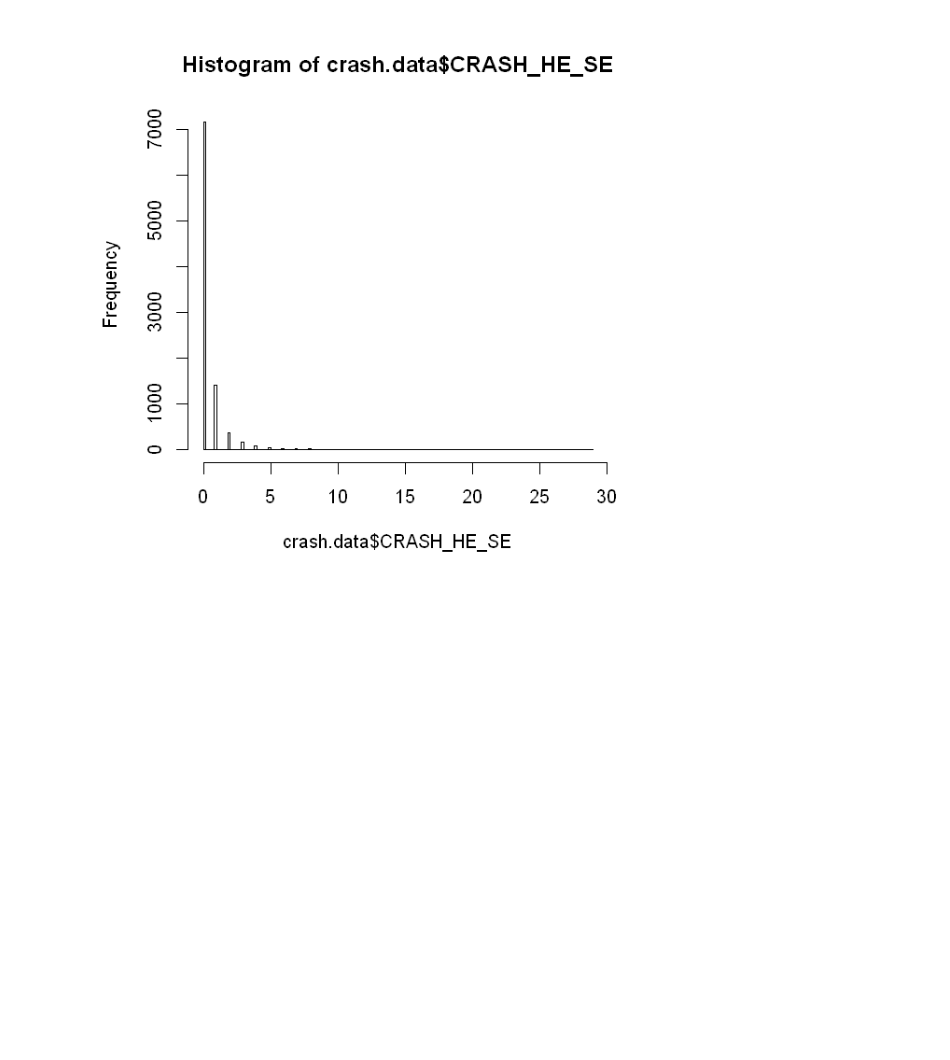
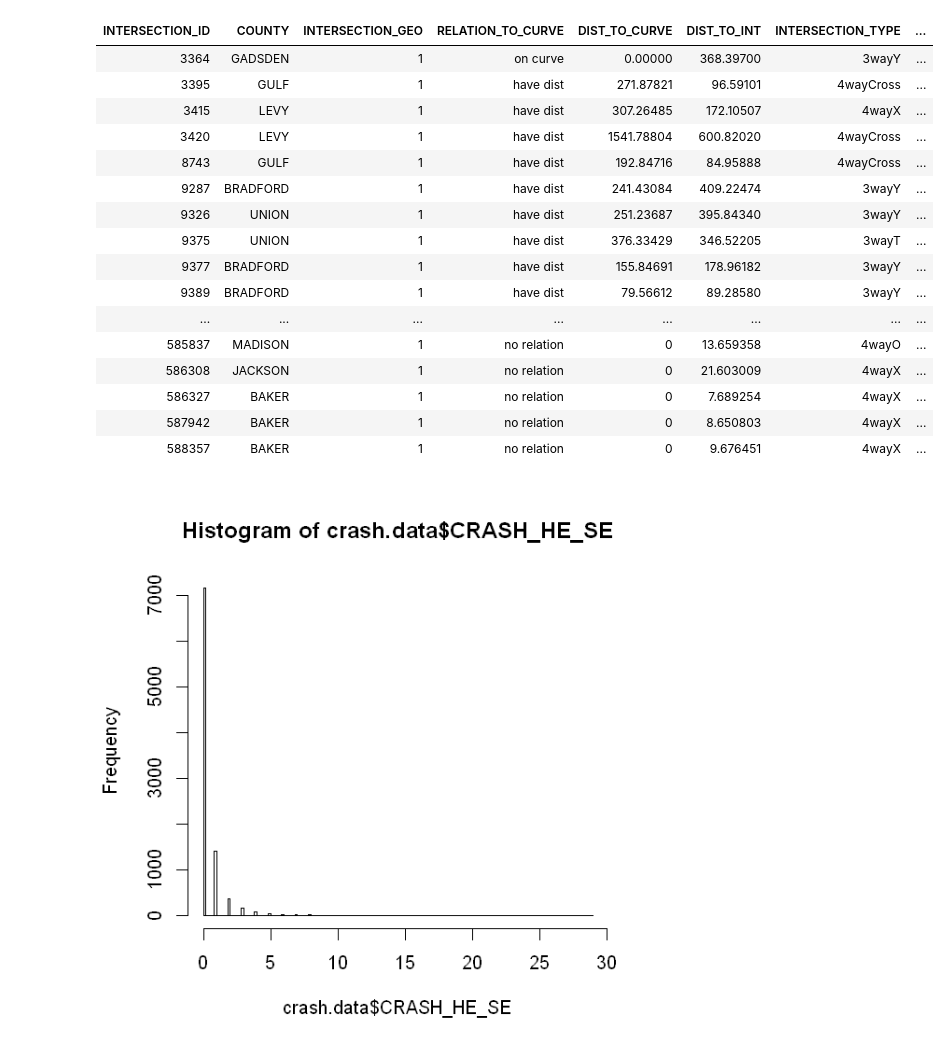
Before and after one commit to ChangjieChen/IntersectionCrashAnalysis, a Jupyter notebook: intersection_crash_analysis.ipynb, the cells around one changed output. Saved outputs shown, nothing was run; the diff lists cells and outputs as text; code cells hidden in the pictures; blank space fills up the shorter version.

```diff
--- a/intersection_crash_analysis.ipynb
+++ b/intersection_crash_analysis.ipynb
@@ -1,5 +1,24 @@
 # %%
 crash.data <- read.table("Intersections.csv", sep=",", header=T)
+crash.data
+# %% [output]
+| INTERSECTION_ID | COUNTY | INTERSECTION_GEO | RELATION_TO_CURVE | DIST_TO_CURVE | DIST_TO_INT | INTERSECTION_TYPE | ... |
+| 3364 | GADSDEN | 1 | on curve | 0.00000 | 368.39700 | 3wayY | ... |
+| 3395 | GULF | 1 | have dist | 271.87821 | 96.59101 | 4wayCross | ... |
+| 3415 | LEVY | 1 | have dist | 307.26485 | 172.10507 | 4wayX | ... |
+| 3420 | LEVY | 1 | have dist | 1541.78804 | 600.82020 | 4wayCross | ... |
+| 8743 | GULF | 1 | have dist | 192.84716 | 84.95888 | 4wayCross | ... |
+| 9287 | BRADFORD | 1 | have dist | 241.43084 | 409.22474 | 3wayY | ... |
+| 9326 | UNION | 1 | have dist | 251.23687 | 395.84340 | 3wayY | ... |
+| 9375 | UNION | 1 | have dist | 376.33429 | 346.52205 | 3wayT | ... |
+| 9377 | BRADFORD | 1 | have dist | 155.84691 | 178.96182 | 3wayY | ... |
+| 9389 | BRADFORD | 1 | have dist | 79.56612 | 89.28580 | 3wayY | ... |
+| ... | ... | ... | ... | ... | ... | ... | ... |
+| 585837 | MADISON | 1 | no relation | 0 | 13.659358 | 4wayO | ... |
+| 586308 | JACKSON | 1 | no relation | 0 | 21.603009 | 4wayX | ... |
+| 586327 | BAKER | 1 | no relation | 0 | 7.689254 | 4wayX | ... |
+| 587942 | BAKER | 1 | no relation | 0 | 8.650803 | 4wayX | ... |
+| 588357 | BAKER | 1 | no relation | 0 | 9.676451 | 4wayX | ... |
 # %%
 library(repr)
 options(repr.plot.width=5, repr.plot.height=5)
```
